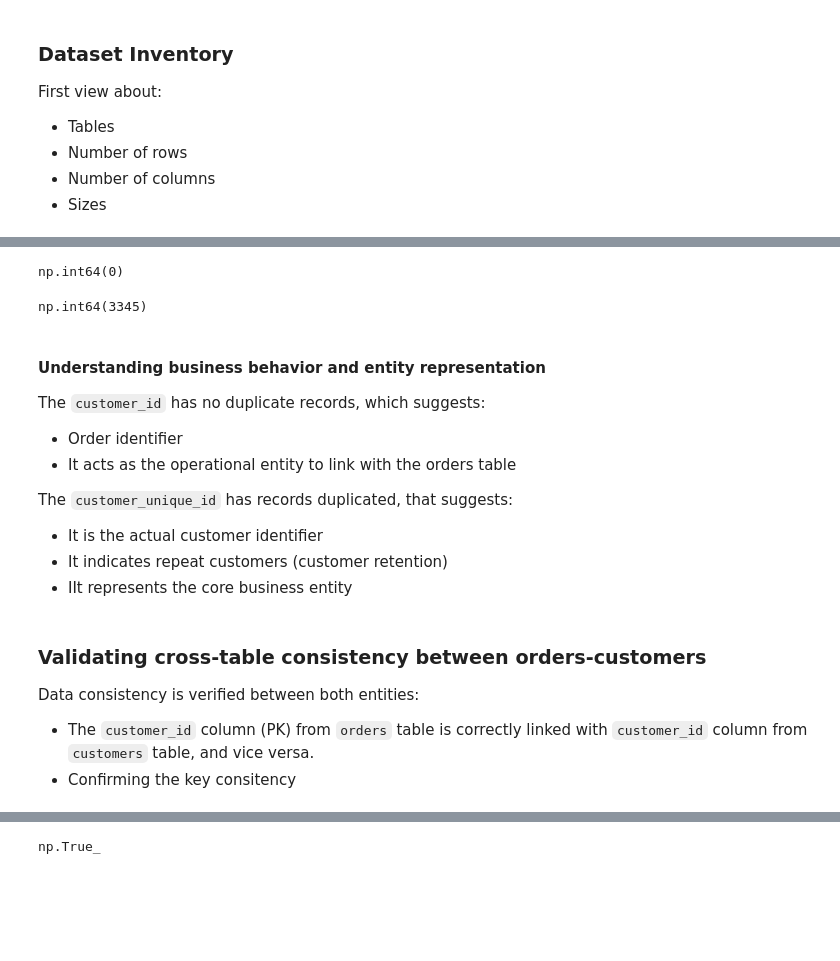
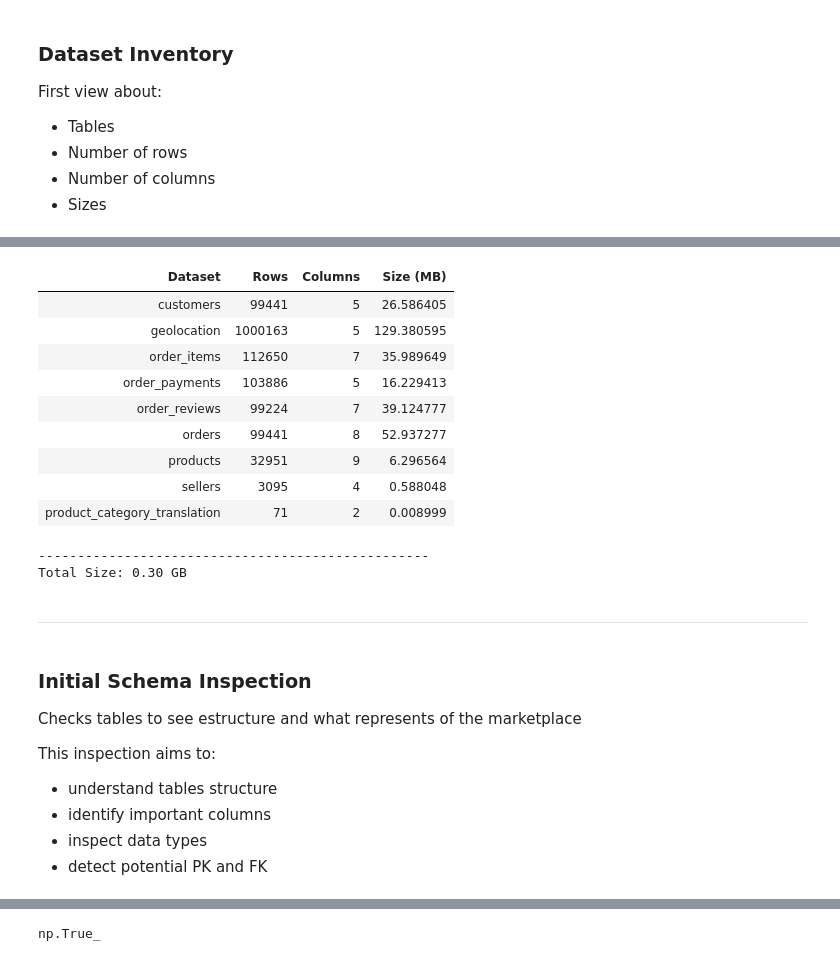
Before and after one commit to Ezequiel-ib/project-olist-db, a Jupyter notebook: notebooks/01_schema_understanding.ipynb, the cells around one changed output, grey strips where cells are left out. Drawn from its saved outputs; the diff is of its cells as text; code cells hidden in the pictures; blank space fills up the shorter version.

```diff
--- a/notebooks/01_schema_understanding.ipynb
+++ b/notebooks/01_schema_understanding.ipynb
@@ -266,25 +65,53 @@ This analysis focuses on:
-# %%
-datasets["customers"]['customer_id'].duplicated().sum()
-# %% [output]
-np.int64(0)
-# %%
-datasets["customers"]['customer_unique_id'].duplicated().sum()
-# %% [output]
-np.int64(3345)
-# %% [markdown]
-#### Understanding business behavior and entity representation
-
-The `customer_id` has no duplicate records, which suggests:
-- Order identifier
-- It acts as the operational entity to link with the orders table
-
-The `customer_unique_id` has records duplicated, that suggests:
-- It is the actual customer identifier
-- It indicates repeat customers (customer retention)
-- IIt represents the core business entity
-# %% [markdown]
-### Validating cross-table consistency between orders-customers
-
-Data consistency is verified between both entities:
-- The `customer_id` column (PK) from `orders` table is correctly linked with `customer_id` column from `customers` table, and vice versa.
-- Confirming the key consitency
+# %%
+def show_dataset_info(raw_datasets):
+    sumarized_list  = []
+    total_size_mb = 0
+
+    for name, df in raw_datasets.items():
+        # calculate memory used to tables in MB
+        size_mb = df.memory_usage(deep=True).sum() / (1024 ** 2)
+
+        total_size_mb += size_mb
+
+        sumarized_list.append({
+            'Dataset': name,
+            'Rows': df.shape[0],
+            'Columns': df.shape[1],
+            'Size (MB)': size_mb
+        })
+
+    df_sumarized = pd.DataFrame(sumarized_list)
+    # display DataFrame without index
+    display(df_sumarized.style.hide(axis='index'))
+
+    # calculate memory used to all dataset (GB)
+    total_size_gb = total_size_mb / 1024
+    print('-' * 50)
+    print(f'Total Size: {total_size_gb:.2f} GB')
+# %%
+show_dataset_info(datasets)
+# %% [output]
+| Dataset | Rows | Columns | Size (MB) |
+| customers | 99441 | 5 | 26.586405 |
+| geolocation | 1000163 | 5 | 129.380595 |
+| order_items | 112650 | 7 | 35.989649 |
+| order_payments | 103886 | 5 | 16.229413 |
+| order_reviews | 99224 | 7 | 39.124777 |
+| orders | 99441 | 8 | 52.937277 |
+| products | 32951 | 9 | 6.296564 |
+| sellers | 3095 | 4 | 0.588048 |
+| product_category_translation | 71 | 2 | 0.008999 |
+--------------------------------------------------
+Total Size: 0.30 GB
+# %% [markdown]
+---
+# %% [markdown]
+### Initial Schema Inspection
+
+Checks tables to see estructure and what represents of the marketplace
+
+This inspection aims to:
+- understand tables structure
+- identify important columns
+- inspect data types
+- detect potential PK and FK
```
Also changed, not shown: parts of 35 cells of this notebook, 1 other file.
